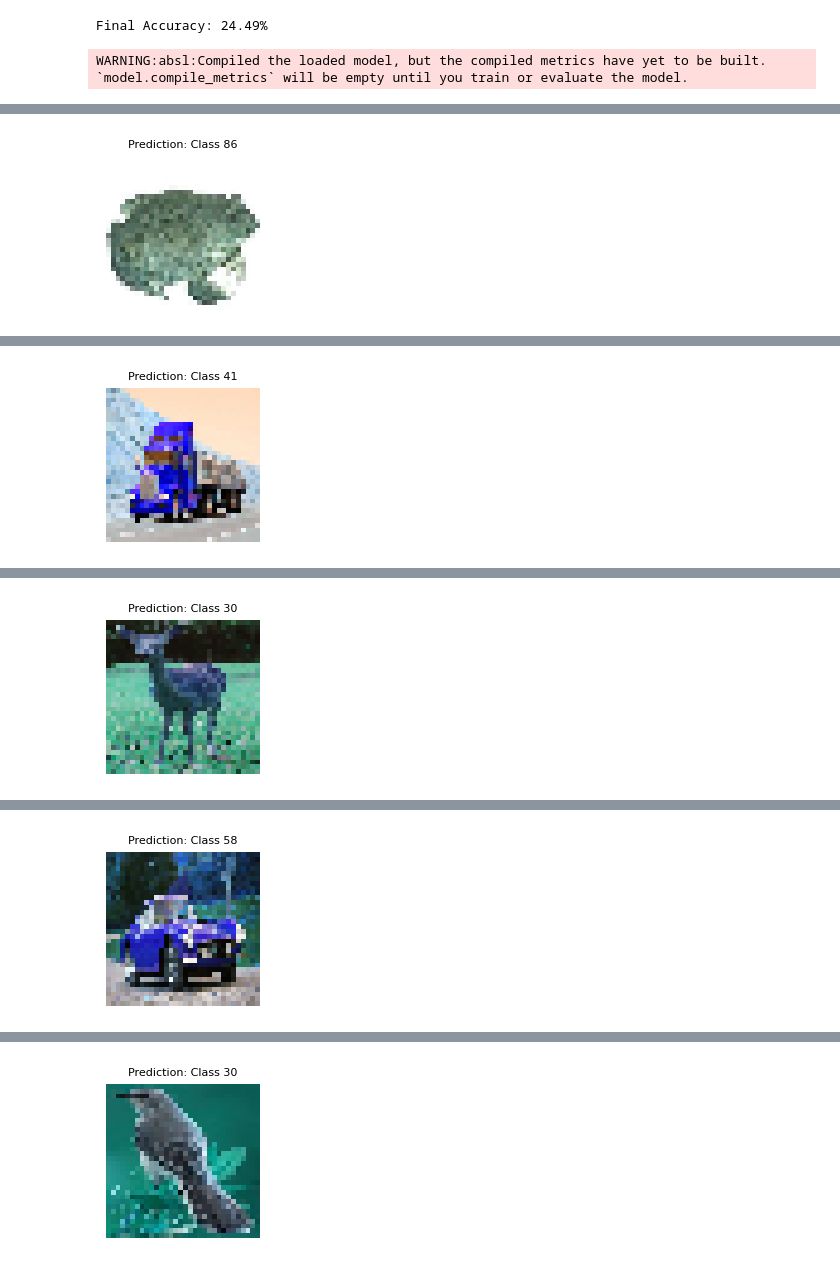
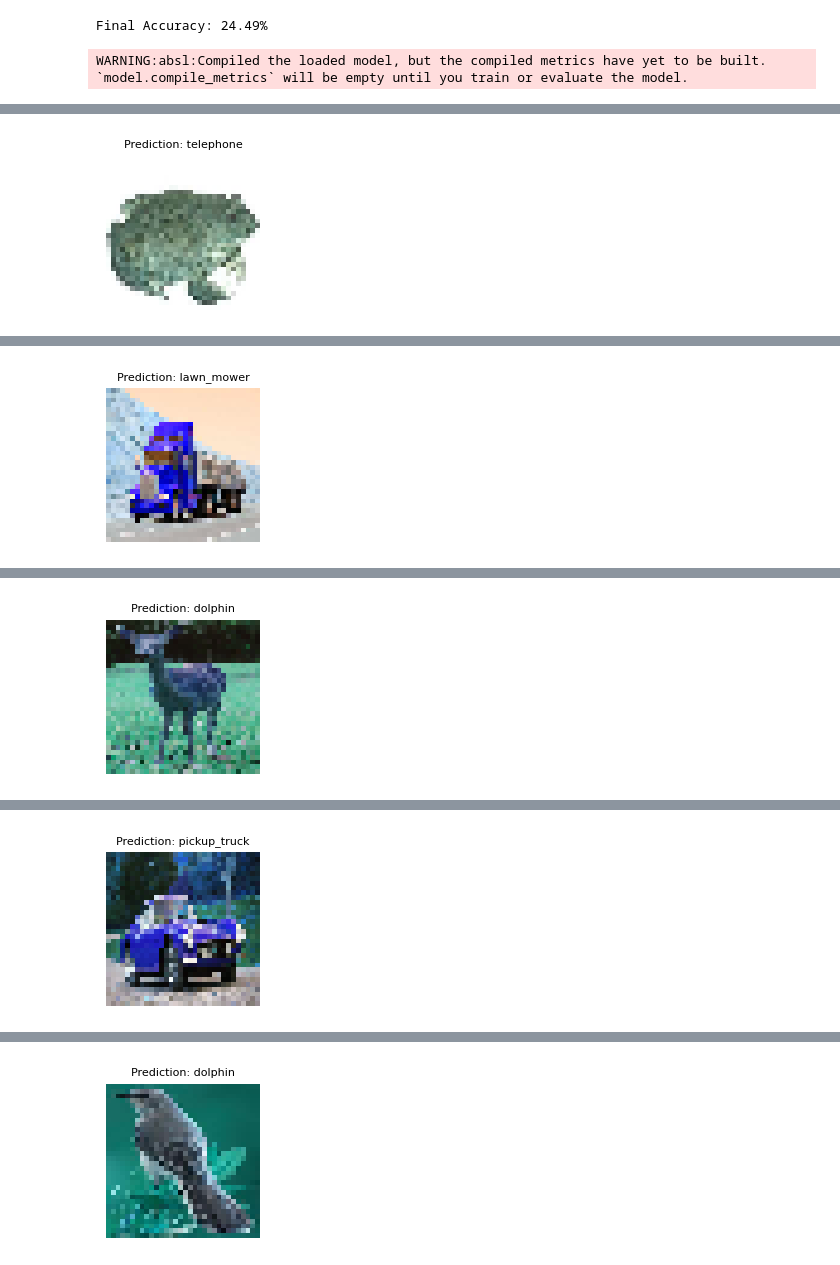
Before and after one commit to Chamngo-create/Homework, a Jupyter notebook: Homework_AI_(10_3).ipynb, the cells around one changed output, grey strips where cells are left out. Saved outputs shown, nothing was run; the diff lists cells and outputs as text; code cells hidden in the pictures.

```diff
--- a/Homework_AI_(10_3).ipynb
+++ b/Homework_AI_(10_3).ipynb
@@ -362,6 +362,7 @@ Epoch 150/150
 WARNING:absl:You are saving your model as an HDF5 file via `model.save()` or `keras.saving.save_model(model)`. This file format is considered legacy. We recommend using instead the native Keras format ...
 Final Accuracy: 24.49%
 # %%
+
 import numpy as np
 import matplotlib.pyplot as plt
 import cv2
@@ -370,7 +371,18 @@ model = load_model("/content/cifar100_model.h5")
 
 from keras.datasets import cifar100
 (_, _), (_, y_test_labels) = cifar100.load_data(label_mode="fine")
-cifar100_labels = [f"Class {i}" for i in range(100)]
+cifar100_labels = [
+    "apple", "aquarium_fish", "baby", "bear", "beaver", "bed", "bee", "beetle", "bicycle", "bottle",
+    "bowl", "boy", "bridge", "bus", "butterfly", "camel", "can", "castle", "caterpillar", "cattle",
+    "chair", "chimpanzee", "clock", "cloud", "cockroach", "couch", "crab", "crocodile", "cup", "dinosaur",
+    "dolphin", "elephant", "flatfish", "forest", "fox", "girl", "hamster", "house", "kangaroo", "keyboard",
+    "lamp", "lawn_mower", "leopard", "lion", "lizard", "lobster", "man", "maple_tree", "motorcycle", "mountain",
+    "mouse", "mushroom", "oak_tree", "orange", "orchid", "otter", "palm_tree", "pear", "pickup_truck", "pine_tree",
+    "plain", "plate", "poppy", "porcupine", "possum", "rabbit", "raccoon", "ray", "road", "rocket",
+    "rose", "sea", "seal", "shark", "shrew", "skunk", "skyscraper", "snail", "snake", "spider",
+    "squirrel", "streetcar", "sunflower", "sweet_pepper", "table", "tank", "telephone", "television", "tiger", "tractor",
+    "train", "trout", "tulip", "turtle", "wardrobe", "whale", "willow_tree", "wolf", "woman", "worm"
+]
 
 def preprocess_image(image_path):
     img = cv2.imread(image_path)
@@ -405,2 +417,2 @@ WARNING:absl:Compiled the loaded model, but the compiled metrics have yet to be
-[figure, old version]
+[figure, new version]
  Image: i2.jpg
@@ -409,2 +421,2 @@ WARNING:absl:Compiled the loaded model, but the compiled metrics have yet to be
-[figure, old version]
+[figure, new version]
  Image: i3.jpg
@@ -413,2 +425,2 @@ WARNING:absl:Compiled the loaded model, but the compiled metrics have yet to be
-[figure, old version]
+[figure, new version]
  Image: i4.jpg
@@ -417,2 +429,2 @@ WARNING:absl:Compiled the loaded model, but the compiled metrics have yet to be
-[figure, old version]
+[figure, new version]
  Image: i5.jpg
@@ -421,2 +433,2 @@ WARNING:absl:Compiled the loaded model, but the compiled metrics have yet to be
-[figure, old version]
+[figure, new version]
  Image: i6.jpg
```
Also changed, not shown: parts of 1 cell of this notebook.
